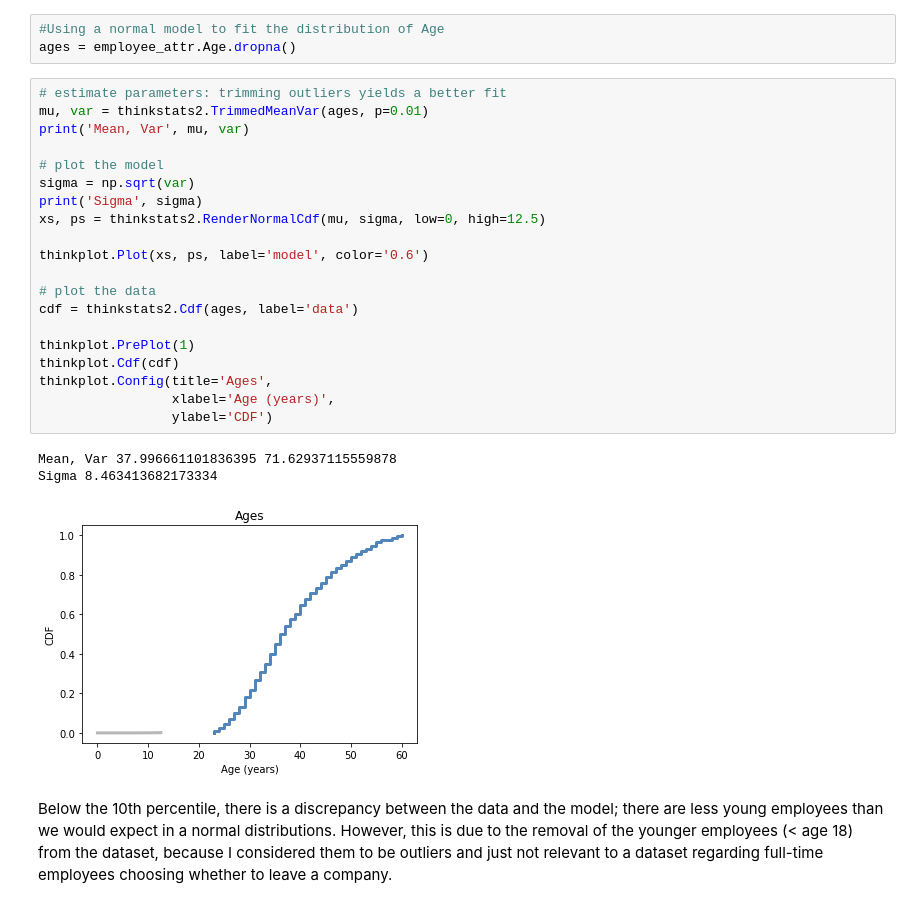
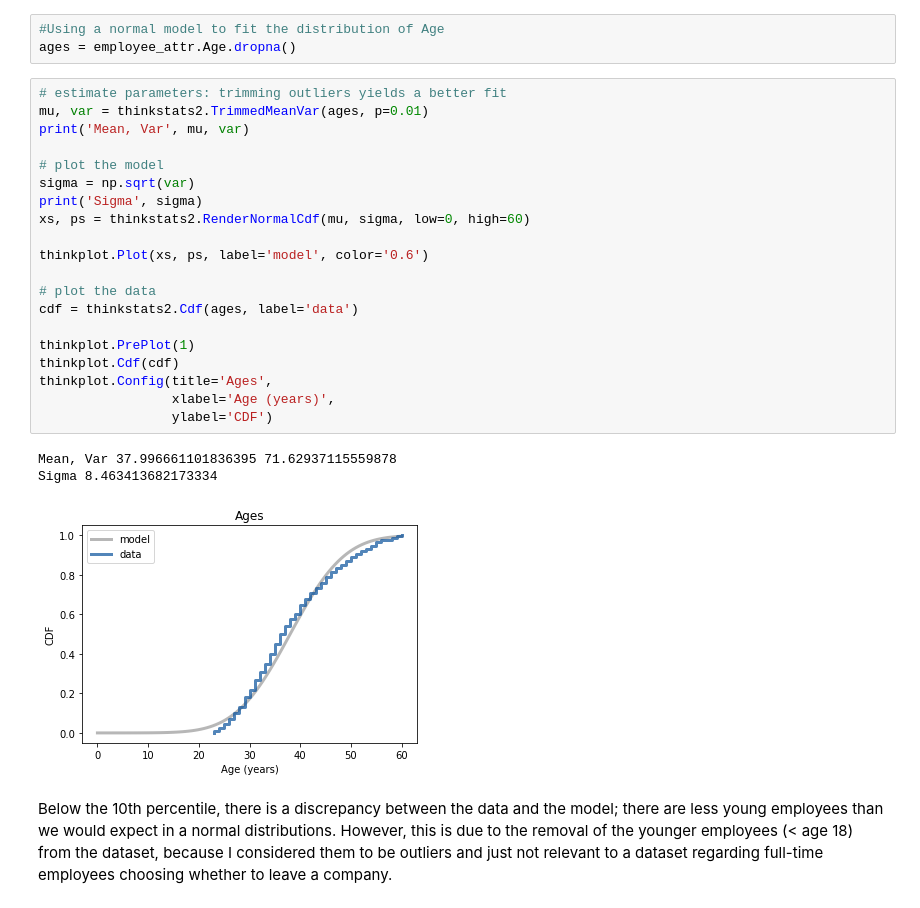
Before and after one commit to phillipseb/DSC530, a Jupyter notebook: ThinkStats2-master/code/Data Exploration - Employee Attrition.ipynb, the cells around one changed output. Saved outputs shown, nothing was run; the diff lists cells and outputs as text.

```diff
--- a/ThinkStats2-master/code/Data Exploration - Employee Attrition.ipynb
+++ b/ThinkStats2-master/code/Data Exploration - Employee Attrition.ipynb
@@ -584,27 +584,27 @@ ages = employee_attr.Age.dropna()
 # %%
 # estimate parameters: trimming outliers yields a better fit
 mu, var = thinkstats2.TrimmedMeanVar(ages, p=0.01)
 print('Mean, Var', mu, var)
 
 # plot the model
 sigma = np.sqrt(var)
 print('Sigma', sigma)
-xs, ps = thinkstats2.RenderNormalCdf(mu, sigma, low=0, high=12.5)
+xs, ps = thinkstats2.RenderNormalCdf(mu, sigma, low=0, high=60)
 
 thinkplot.Plot(xs, ps, label='model', color='0.6')
 
 # plot the data
 cdf = thinkstats2.Cdf(ages, label='data')
 
 thinkplot.PrePlot(1)
 thinkplot.Cdf(cdf)
 thinkplot.Config(title='Ages',
                  xlabel='Age (years)',
                  ylabel='CDF')
 # %% [output]
 Mean, Var 37.996661101836395 71.62937115559878
 Sigma 8.463413682173334
-[figure, old version]
+[figure, new version]
 # %% [markdown]
 Below the 10th percentile, there is a discrepancy between the data and the model; there are less young employees than we would expect in a normal distributions. However, this is due to the removal of the younger employees (< age 18) from the dataset, because I considered them to be outliers and just not relevant to a dataset regarding full-time employees choosing whether to leave a company.
 # %% [markdown]
```
Also changed, not shown: parts of 25 cells of this notebook.
